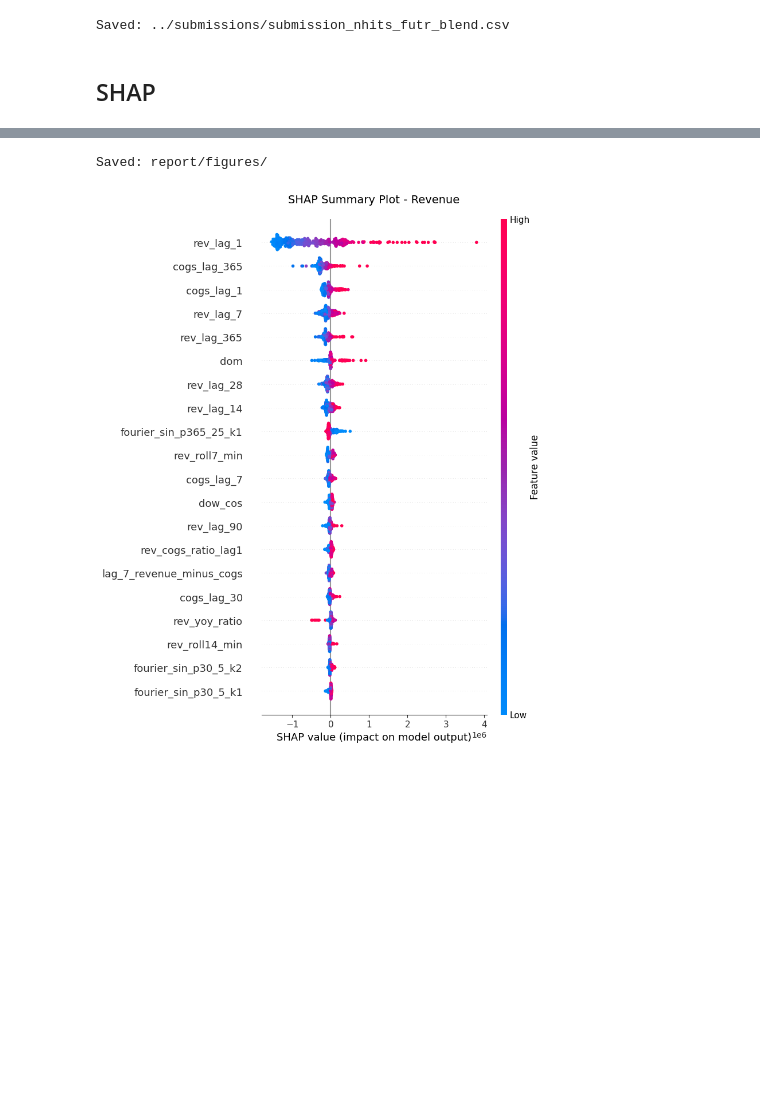
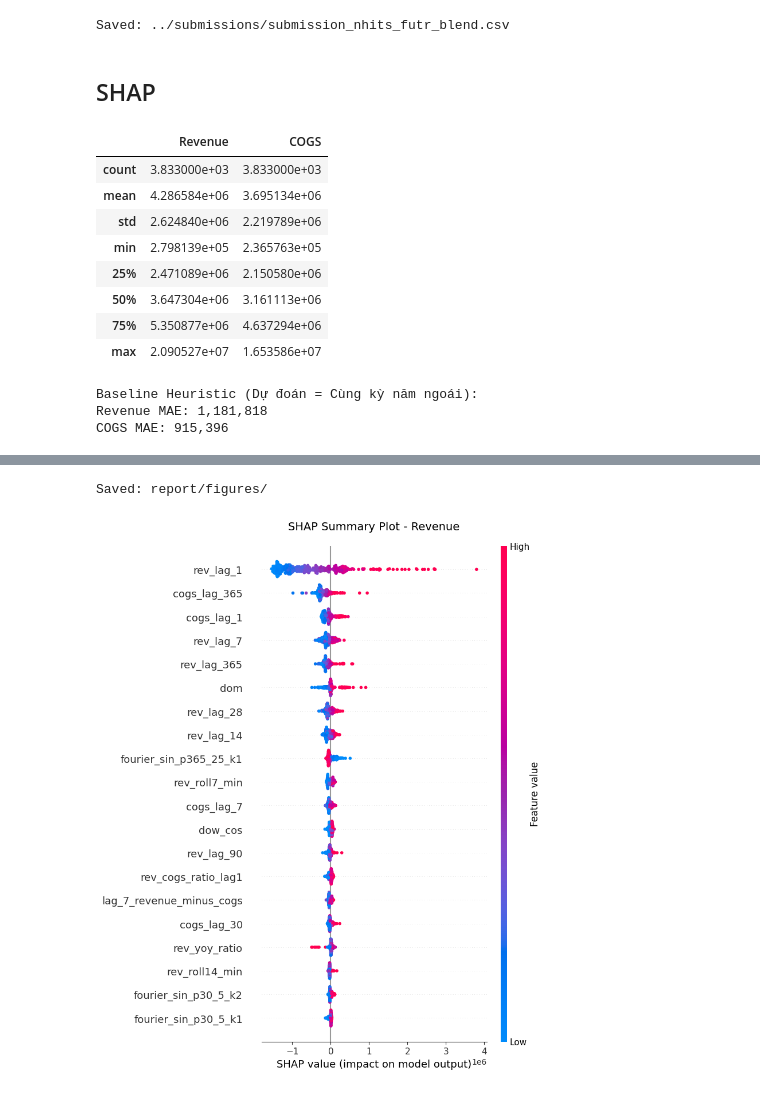
Before and after one commit to Jade2612/DATATHON, a Jupyter notebook: notebooks/03_sales_forecasting.ipynb, the cells around one changed output, grey strips where cells are left out. Cells and saved outputs as stored; diff of their text form; code cells hidden in the pictures; blank space fills up the shorter version.

```diff
--- a/notebooks/03_sales_forecasting.ipynb
+++ b/notebooks/03_sales_forecasting.ipynb
@@ -835,3 +835,37 @@ print(f"Saved: {out_blend_path}")
 Saved: ../submissions/submission_nhits_futr_blend.csv
 # %% [markdown]
 ## SHAP
+# %%
+import pandas as pd
+import matplotlib.pyplot as plt
+import numpy as np
+import warnings
+warnings.filterwarnings('ignore')
+
+sales = pd.read_csv('../data/processed/sales.csv', parse_dates=['Date'])
+sales.set_index('Date', inplace=True)
+
+display(sales[['Revenue', 'COGS']].describe())
+
+df_base = sales.copy()
+df_base['Revenue_LastYear'] = df_base['Revenue'].shift(365)
+df_base['COGS_LastYear'] = df_base['COGS'].shift(365)
+df_base = df_base.dropna()
+mae_rev = np.abs(df_base['Revenue'] - df_base['Revenue_LastYear']).mean()
+mae_cogs = np.abs(df_base['COGS'] - df_base['COGS_LastYear']).mean()
+print(f"Baseline Heuristic (Dự đoán = Cùng kỳ năm ngoái):")
+print(f"Revenue MAE: {mae_rev:,.0f}")
+print(f"COGS MAE: {mae_cogs:,.0f}")
+# %% [output]
+|  | Revenue | COGS |
+| count | 3.833000e+03 | 3.833000e+03 |
+| mean | 4.286584e+06 | 3.695134e+06 |
+| std | 2.624840e+06 | 2.219789e+06 |
+| min | 2.798139e+05 | 2.365763e+05 |
+| 25% | 2.471089e+06 | 2.150580e+06 |
+| 50% | 3.647304e+06 | 3.161113e+06 |
+| 75% | 5.350877e+06 | 4.637294e+06 |
+| max | 2.090527e+07 | 1.653586e+07 |
+Baseline Heuristic (Dự đoán = Cùng kỳ năm ngoái):
+Revenue MAE: 1,181,818
+COGS MAE: 915,396
```
Also changed, not shown: parts of 3 cells of this notebook, 11 other files.
